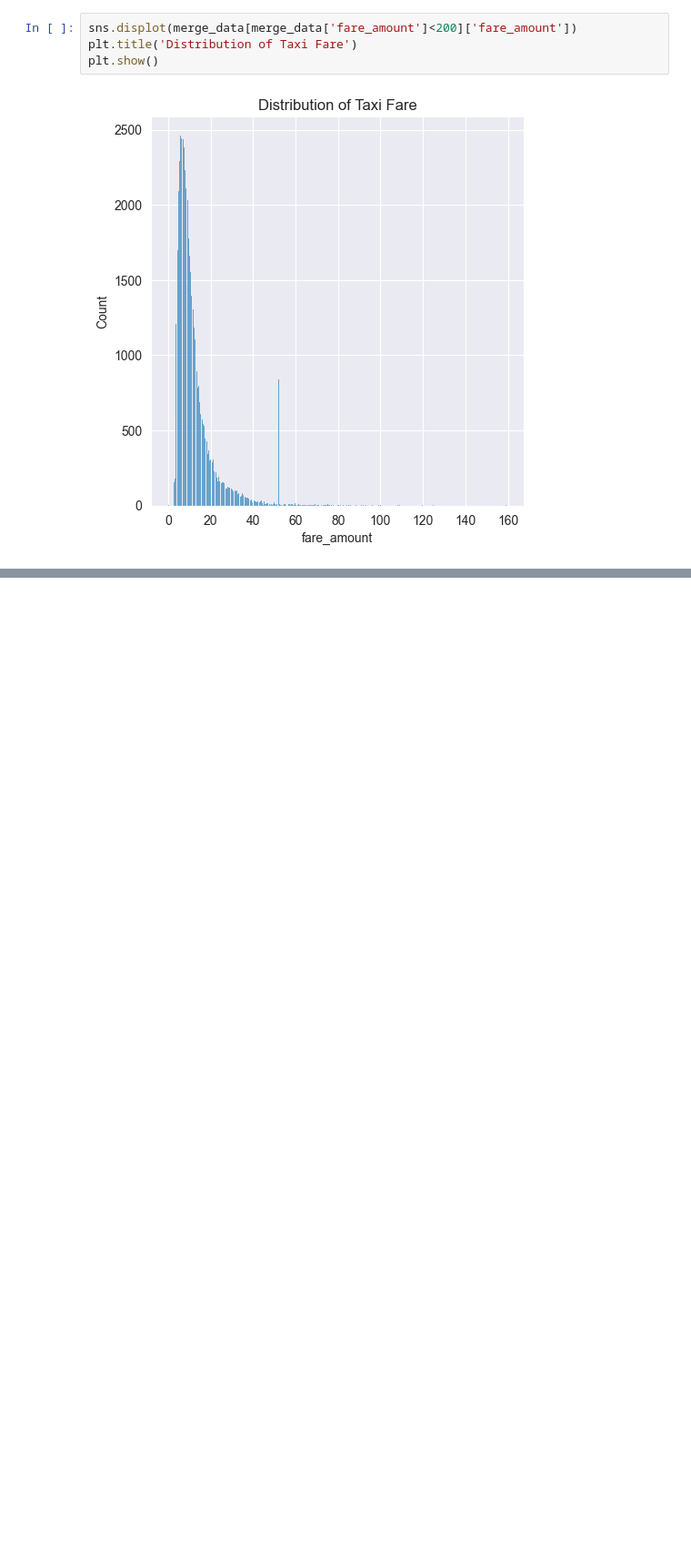
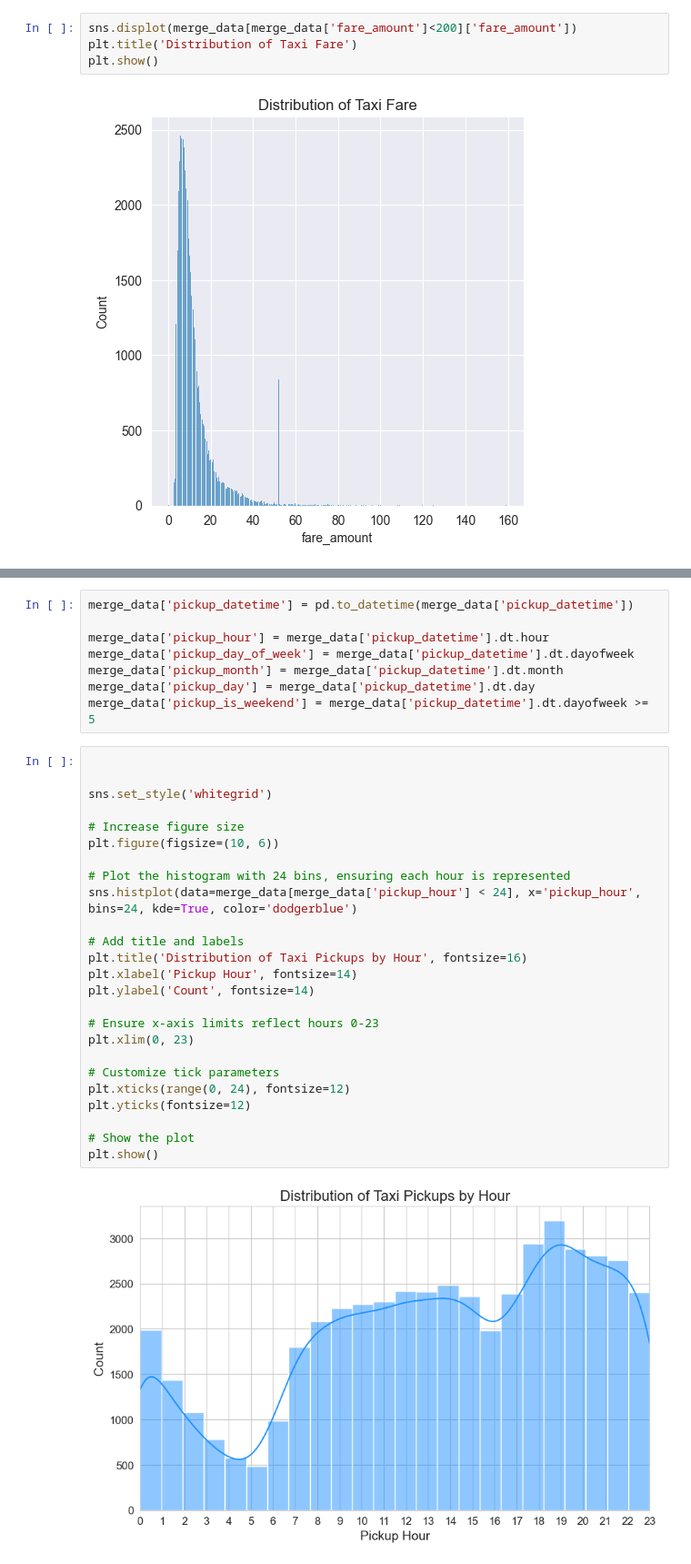
Before and after one commit to Ilyasuuu/ML_Projects, a Jupyter notebook: Predicting_taxi_fares/Predicting_taxi_fares.ipynb, the cells around one changed output, grey strips where cells are left out. Shown at 91% size. Cells and saved outputs as stored; diff of their text form; blank space fills up the shorter version.

Commit message:
feature eng for the distance and pickup time

```diff
--- a/Predicting_taxi_fares/Predicting_taxi_fares.ipynb
+++ b/Predicting_taxi_fares/Predicting_taxi_fares.ipynb
@@ -169,0 +202,35 @@ plt.show()
+# %%
+merge_data['pickup_datetime'] = pd.to_datetime(merge_data['pickup_datetime'])
+
+merge_data['pickup_hour'] = merge_data['pickup_datetime'].dt.hour
+merge_data['pickup_day_of_week'] = merge_data['pickup_datetime'].dt.dayofweek
+merge_data['pickup_month'] = merge_data['pickup_datetime'].dt.month
+merge_data['pickup_day'] = merge_data['pickup_datetime'].dt.day
+merge_data['pickup_is_weekend'] = merge_data['pickup_datetime'].dt.dayofweek >= 5
+# %%
+
+
+sns.set_style('whitegrid')
+
+# Increase figure size
+plt.figure(figsize=(10, 6))
+
+# Plot the histogram with 24 bins, ensuring each hour is represented
+sns.histplot(data=merge_data[merge_data['pickup_hour'] < 24], x='pickup_hour', bins=24, kde=True, color='dodgerblue')
+
+# Add title and labels
+plt.title('Distribution of Taxi Pickups by Hour', fontsize=16)
+plt.xlabel('Pickup Hour', fontsize=14)
+plt.ylabel('Count', fontsize=14)
+
+# Ensure x-axis limits reflect hours 0-23
+plt.xlim(0, 23)
+
+# Customize tick parameters
+plt.xticks(range(0, 24), fontsize=12)
+plt.yticks(fontsize=12)
+
+# Show the plot
+plt.show()
+# %% [output]
+[figure, added]
```
Also changed, not shown: parts of 3 cells of this notebook.
